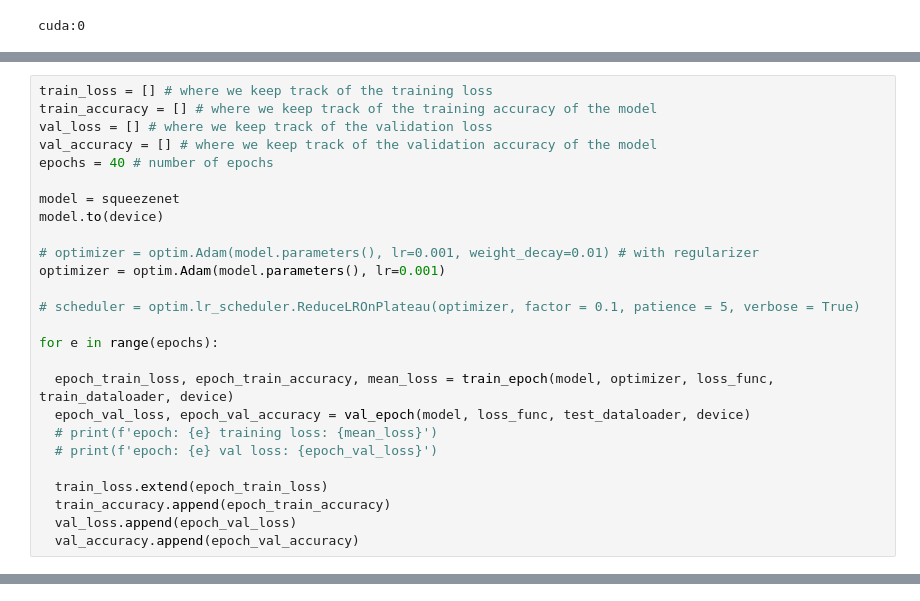
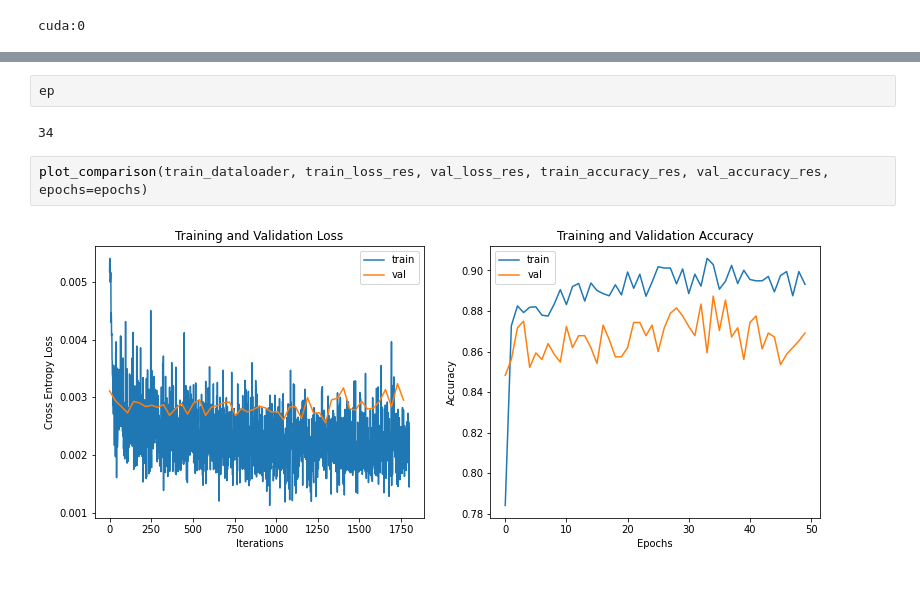
Before and after one commit to vibferreira/DL_UBS, a Jupyter notebook: assignment.ipynb, the cells around one changed output, grey strips where cells are left out. Saved outputs shown, nothing was run; the diff lists cells and outputs as text.

```diff
--- a/assignment.ipynb
+++ b/assignment.ipynb
@@ -684,26 +881,0 @@ squeezenet.classifier[1] = nn.Conv2d(512, 2, kernel_size=(1,1), stride=(1,1))
-# %%
-train_loss = [] # where we keep track of the training loss
-train_accuracy = [] # where we keep track of the training accuracy of the model
-val_loss = [] # where we keep track of the validation loss
-val_accuracy = [] # where we keep track of the validation accuracy of the model
-epochs = 40 # number of epochs
-
-model = squeezenet
-model.to(device)
-
-# optimizer = optim.Adam(model.parameters(), lr=0.001, weight_decay=0.01) # with regularizer
-optimizer = optim.Adam(model.parameters(), lr=0.001)
-
-# scheduler = optim.lr_scheduler.ReduceLROnPlateau(optimizer, factor = 0.1, patience = 5, verbose = True)
-
-for e in range(epochs):
-
-  epoch_train_loss, epoch_train_accuracy, mean_loss = train_epoch(model, optimizer, loss_func, train_dataloader, device)
-  epoch_val_loss, epoch_val_accuracy = val_epoch(model, loss_func, test_dataloader, device)
-  # print(f'epoch: {e} training loss: {mean_loss}')
-  # print(f'epoch: {e} val loss: {epoch_val_loss}')
-
-  train_loss.extend(epoch_train_loss)
-  train_accuracy.append(epoch_train_accuracy)
-  val_loss.append(epoch_val_loss)
-  val_accuracy.append(epoch_val_accuracy)
@@ -724,0 +882,8 @@ plot_comparison(train_dataloader, epochs, train_loss, val_loss, train_accuracy,
+# %%
+ep
+# %% [output]
+34
+# %%
+plot_comparison(train_dataloader, train_loss_res, val_loss_res, train_accuracy_res, val_accuracy_res, epochs=epochs)
+# %% [output]
+[figure, added]
```
Also changed, not shown: parts of 49 cells of this notebook.
